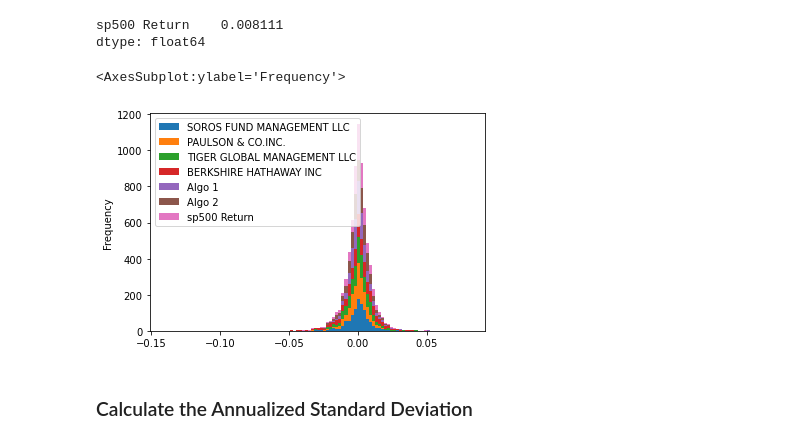
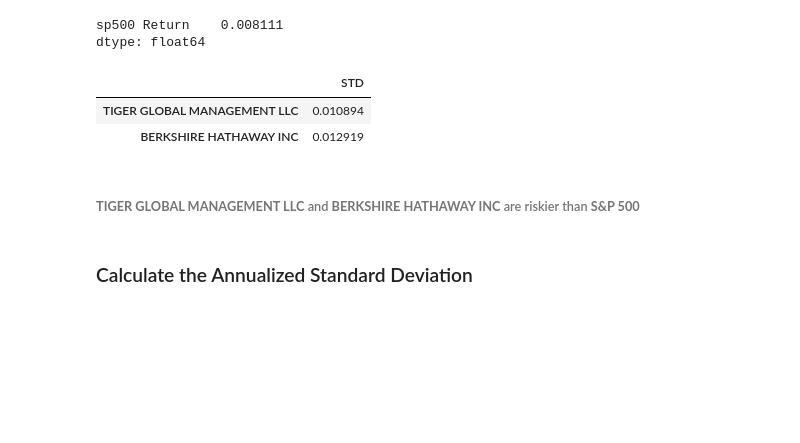
Before and after one commit to Boulaz2002/Pandas-Homework, a Jupyter notebook: portfolio_analysis.ipynb, the cells around one changed output. Saved outputs shown, nothing was run; the diff lists cells and outputs as text; code cells hidden in the pictures; blank space fills up the shorter version.

```diff
--- a/portfolio_analysis.ipynb
+++ b/portfolio_analysis.ipynb
@@ -242,10 +243,14 @@ sp500 Return    0.008111
 dtype: float64
 # %%
 # Determine which portfolios are riskier than the S&P 500
-joined_return.plot.hist(stacked=True, bins=100)
+higher_std = daily_std_data[daily_std_data["STD"] > daily_std_data.loc["sp500 Return", "STD"]]
+higher_std
 # %% [output]
-<AxesSubplot:ylabel='Frequency'>
-[figure, removed]
+|  | STD |
+| TIGER GLOBAL MANAGEMENT LLC | 0.010894 |
+| BERKSHIRE HATHAWAY INC | 0.012919 |
+# %% [markdown]
+###### **TIGER GLOBAL MANAGEMENT LLC** and **BERKSHIRE HATHAWAY INC** are riskier than **S&P 500**
 # %% [markdown]
 ### Calculate the Annualized Standard Deviation
 # %%
```
Also changed, not shown: parts of 4 cells of this notebook.
